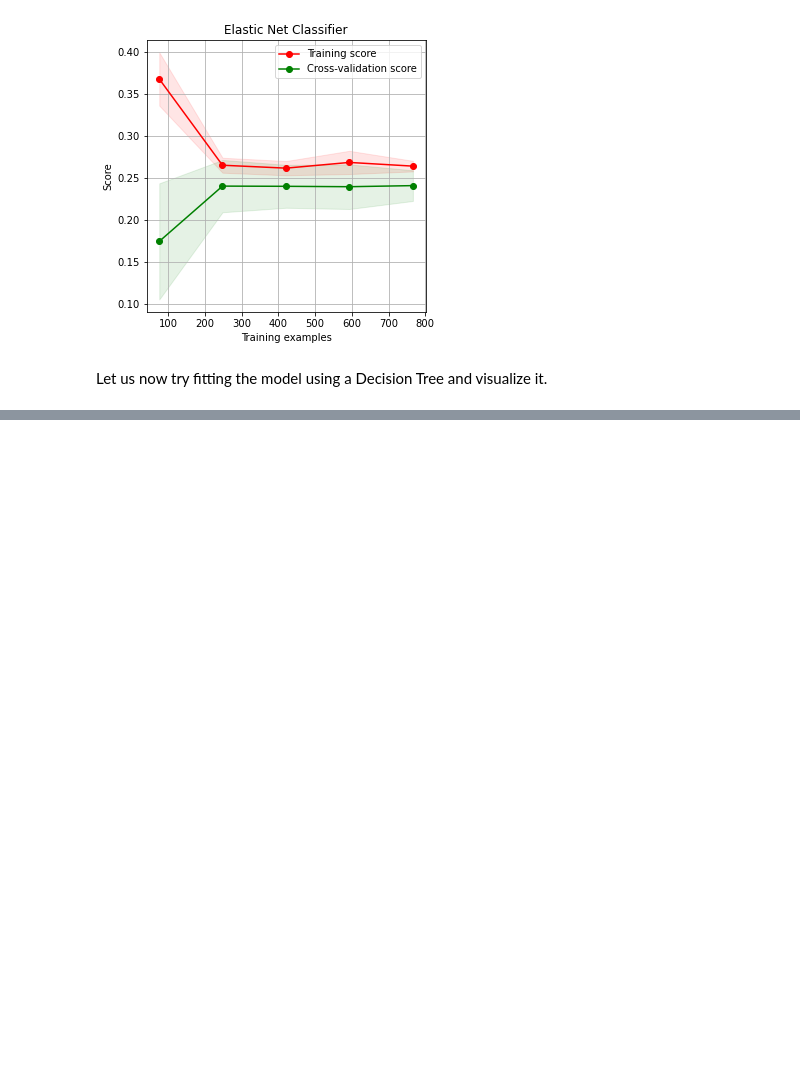
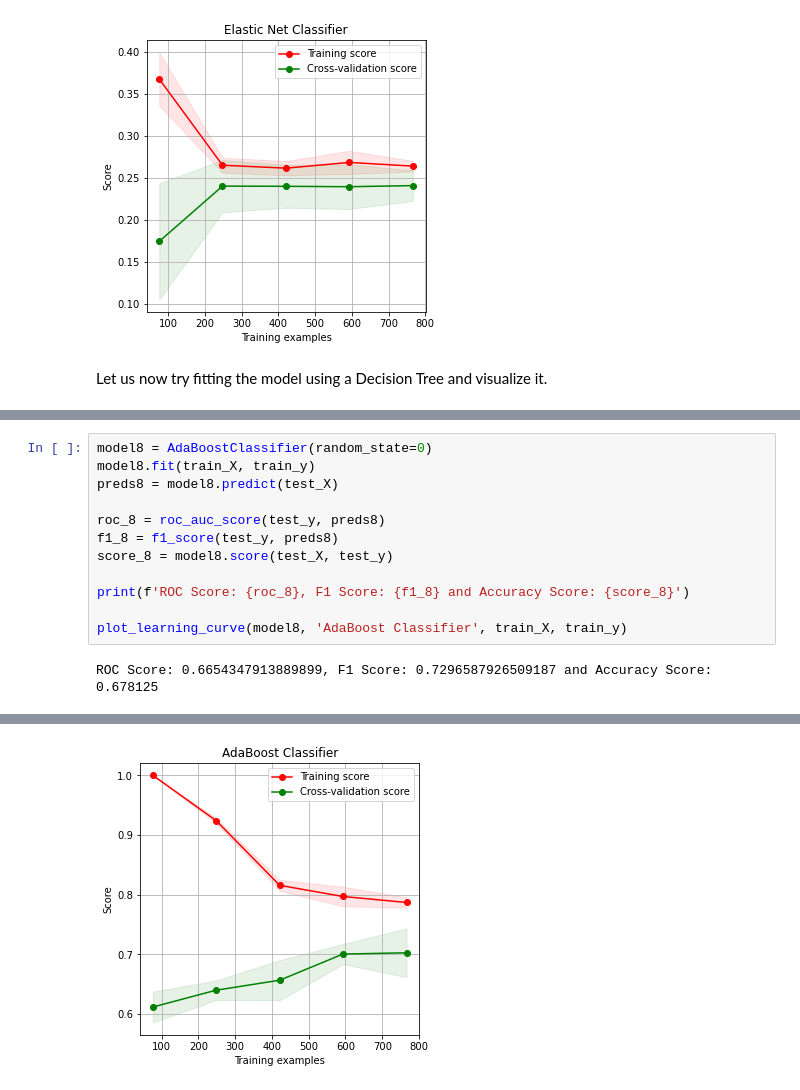
Before and after one commit to nishant-nayak/nba-prediction, a Jupyter notebook: data_modelling.ipynb, the cells around one changed output, grey strips where cells are left out. Saved outputs shown, nothing was run; the diff lists cells and outputs as text; blank space fills up the shorter version.

```diff
--- a/data_modelling.ipynb
+++ b/data_modelling.ipynb
@@ -166,0 +206,14 @@ plt.show()
+# %%
+model8 = AdaBoostClassifier(random_state=0)
+model8.fit(train_X, train_y)
+preds8 = model8.predict(test_X)
+
+roc_8 = roc_auc_score(test_y, preds8)
+f1_8 = f1_score(test_y, preds8)
+score_8 = model8.score(test_X, test_y)
+
+print(f'ROC Score: {roc_8}, F1 Score: {f1_8} and Accuracy Score: {score_8}')
+
+plot_learning_curve(model8, 'AdaBoost Classifier', train_X, train_y)
+# %% [output]
+ROC Score: 0.6654347913889899, F1 Score: 0.7296587926509187 and Accuracy Score: 0.678125
@@ -166,0 +221 @@ plt.show()
+[figure, added]
```
Also changed, not shown: parts of 10 cells of this notebook.
